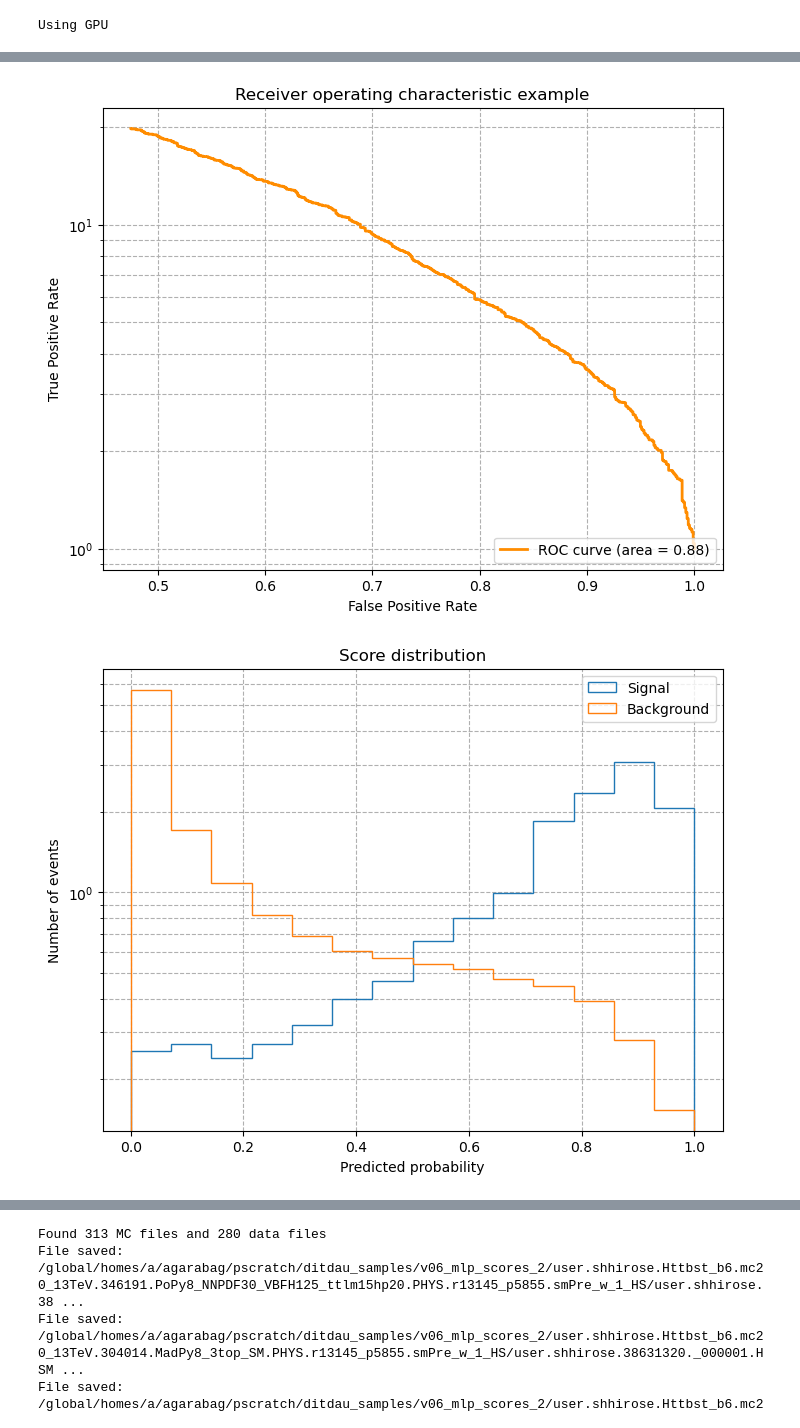
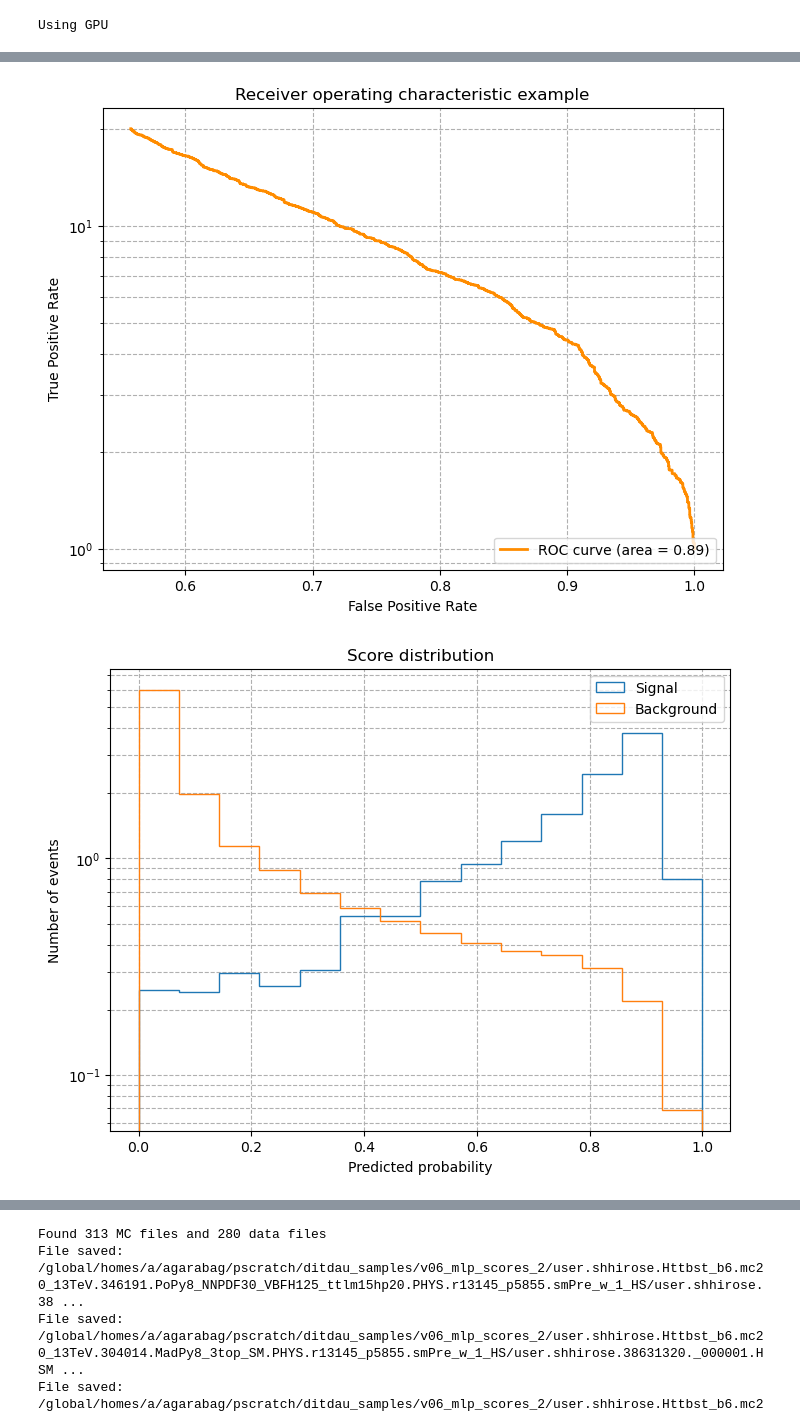
Before and after one commit to alig146/DiTau, a Jupyter notebook: analysis/Ana_v6.ipynb, the cells around one changed output, grey strips where cells are left out. Saved outputs shown, nothing was run; the diff lists cells and outputs as text; code cells hidden in the pictures.

```diff
--- a/analysis/Ana_v6.ipynb
+++ b/analysis/Ana_v6.ipynb
@@ -906,7 +1003,7 @@ def Data_Var(t):
 # %%
 def cut_x1_x2(t):
     #cut_mask = np.where((np.array(t[6]) > -2.) & (np.array(t[6]) < 2.) & (np.array(t[7]) > -2.) & (np.array(t[7]) < 2.) & (np.array(t[16]) > 0.))[0]
-    cut_mask = np.where((np.array(t[6]) > 0) & (np.array(t[7]) > 0) & (np.array(t[16]) > 0.))[0]
+    cut_mask = np.where((np.array(t[6]) > 0) & (np.array(t[7]) > 0) & (np.array(t[6]) < 2.5) & (np.array(t[7]) < 2.5) & (np.array(t[16]) > 0.))[0]
     # cut_mask = np.where((np.array(t[16]) > 0.))[0]
     filtered_t = [np.array(arr)[cut_mask] for arr in t]
     return filtered_t
@@ -1010,17 +1109,25 @@ zll_plot['sample_type'] = 'zll'
 data_plot['sample_type'] = 'data'
 
 df = pd.concat([data_plot, ggh_plot, vbfh_plot, wh_plot, zh_plot, tth_plot, vv_plot, top_plot, ztt_plot, ttv_plot, w_plot, zll_plot])
+# df = pd.concat([ggh_plot, vbfh_plot, wh_plot, zh_plot, tth_plot, vv_plot, top_plot, ztt_plot, ttv_plot, w_plot, zll_plot])
 
+
+# training_var = [
+#     'ditau_pt', 'leadsubjet_pt', 'subleadsubjet_pt', 'visible_ditau_m',
+#     'collinear_mass', 'delta_R', 'delta_phi', 'delta_eta', 'label', 'met', 'met_sig',
+#     'event_number', 'fake_factor', 'combined_weights', 'k_t', 'delta_R_lead', 'x1', 'x2', 'met_centrality', 'sample_type',
+#     'boson_0_classifierParticleOrigin', 'boson_0_mother_pdgId', 'boson_0_mother_status', 'boson_0_pdgId', 'boson_0_truth_pdgId', 'boson_0_truth_q', 'boson_0_truth_status', 'boson_0_q', 'ditau_obj_IsTruthMatched', 'ditau_obj_IsTruthHadronic'
+# ]
 training_var = [
     'ditau_pt', 'leadsubjet_pt', 'subleadsubjet_pt', 'visible_ditau_m',
-    'collinear_mass', 'delta_R', 'delta_phi', 'delta_eta', 'label', 'met', 'met_sig',
-    'event_number', 'fake_factor', 'combined_weights', 'k_t', 'delta_R_lead', 'x1', 'x2', 'met_centrality', 'sample_type',
-    'boson_0_classifierParticleOrigin', 'boson_0_mother_pdgId', 'boson_0_mother_status', 'boson_0_pdgId', 'boson_0_truth_pdgId', 'boson_0_truth_q', 'boson_0_truth_status', 'boson_0_q', 'ditau_obj_IsTruthMatched', 'ditau_obj_IsTruthHadronic'
+    'collinear_mass', 'delta_R', 'delta_phi', 'delta_eta', 'label', 'met', 'met_sig', 'met_centrality',
+    'event_number', 'fake_factor', 'combined_weights', 'k_t', 'x1', 'x2', 'sample_type',
+    'bdt_score', 'leadsubjet_charge', 'subleadsubjet_charge', 'leadsubjet_n_core_tracks', 'subleadsubjet_n_core_tracks',
+    'delta_R_lead', 'delta_eta_lead', 'delta_phi_lead', 'delta_R_sublead', 'delta_eta_sublead', 'delta_phi_sublead', 'e_ratio_lead', 'e_ratio_sublead',
+    'higgs_pt', 'leadsubjet_eta', 'subleadsubjet_eta', 'ditau_eta'
 ]
 
 df = df[training_var]
-
-
 
 
 # df['combined_weights'] = abs(df['combined_weights'])
@@ -2236,7 +2572,7 @@ canvas.Draw()
 # %%
 # Hyperparameters
 learning_rate = 0.000064
-batch_size = 64
+batch_size = 256
 dropout = 0
 neuron1 = 64
 neuron2 = 64
@@ -2247,7 +2583,7 @@ num_epochs = 30
 
 training_vars = [
     'leadsubjet_pt', 'subleadsubjet_pt', 'visible_ditau_m', 'collinear_mass', 'k_t',
-    'delta_R', 'delta_R_lead', 'met', 'met_sig', 'x1', 'x2', 'met_centrality'
+    'delta_R', 'delta_R_lead', 'met_sig', 'x1', 'x2', 'met_centrality'
 ]
 
 # Define the MLP model
@@ -2387,12 +2726,20 @@ ff_train, ff_val = df['fake_factor'].values[train_loc], df['fake_factor'].values
 total_weight_train = event_weight_train * ff_train
 total_weight_val = event_weight_val * ff_val
 
+
+minmax_scaler = MinMaxScaler()
+# Symmetric Log Transformation
+def symlog(x, threshold=1e-5):
+    return np.sign(x) * np.log1p(np.abs(x) + threshold)
+
 # Normalize features if needed
+X_train_scaled = minmax_scaler.fit_transform(symlog(X_train))
+X_val_scaled = minmax_scaler.transform(symlog(X_val))
 # scaler = StandardScaler()
 # X_train_scaled = scaler.fit_transform(X_train)
 # X_val_scaled = scaler.transform(X_val)
-X_train_scaled = X_train
-X_val_scaled = X_val
+# X_train_scaled = X_train
+# X_val_scaled = X_val
 
 print("shape of X_train_scaled: ", X_train_scaled.shape)
 print("shape of X_val_scaled: ", X_val_scaled.shape)
@@ -2495,7 +2842,7 @@ with torch.no_grad():
     y_val_pred = torch.sigmoid(model(X_val_tensor)).cpu().numpy().flatten()
 
 # Compute the ROC curve and AUC
-fpr, tpr, _ = roc_curve(y_val, y_val_pred)
+fpr, tpr, _ = roc_curve(y_val, y_val_pred, sample_weight=total_weight_val)
 
 #select fpr bigger than 0
 tpr = tpr[fpr > 0.05]
@@ -2511,32 +2858,32 @@ roc_auc = auc(fpr, tpr)
 # plt.ylabel('Loss')
 # plt.title('Training and Validation Loss vs Epochs')
 # plt.legend()
 # plt.grid(True)
 # plt.show()
 
 # Plot the ROC curve
 plt.figure(figsize=(8, 6))
 lw = 2
 plt.plot(tpr, 1/fpr, color='darkorange', lw=lw, label='ROC curve (area = %0.2f)' % roc_auc)
 plt.xlabel('False Positive Rate')
 plt.ylabel('True Positive Rate')
 plt.title('Receiver operating characteristic example')
 plt.legend(loc="lower right")
 plt.yscale('log')
 plt.grid(True, which="both", ls="--")
 plt.show()
 
 # Plot the score distribution for signal and background
 plt.figure(figsize=(8, 6))
 plt.hist(y_val_pred[y_val == 1], bins=np.linspace(0, 1, 15), label='Signal', histtype='step', density=True)
 plt.hist(y_val_pred[y_val == 0], bins=np.linspace(0, 1, 15), label='Background', histtype='step', density=True)
 plt.yscale('log')
 plt.xlabel('Predicted probability')
 plt.ylabel('Number of events')
 plt.title('Score distribution')
 plt.legend(loc='upper right')
 plt.grid(True, which="both", ls="--")
 plt.show()
 # %% [output]
-[figure, old version]
+[figure, new version]
-[figure, old version]
+[figure, new version]
```
Also changed, not shown: parts of 48 cells of this notebook, 25 other files.
